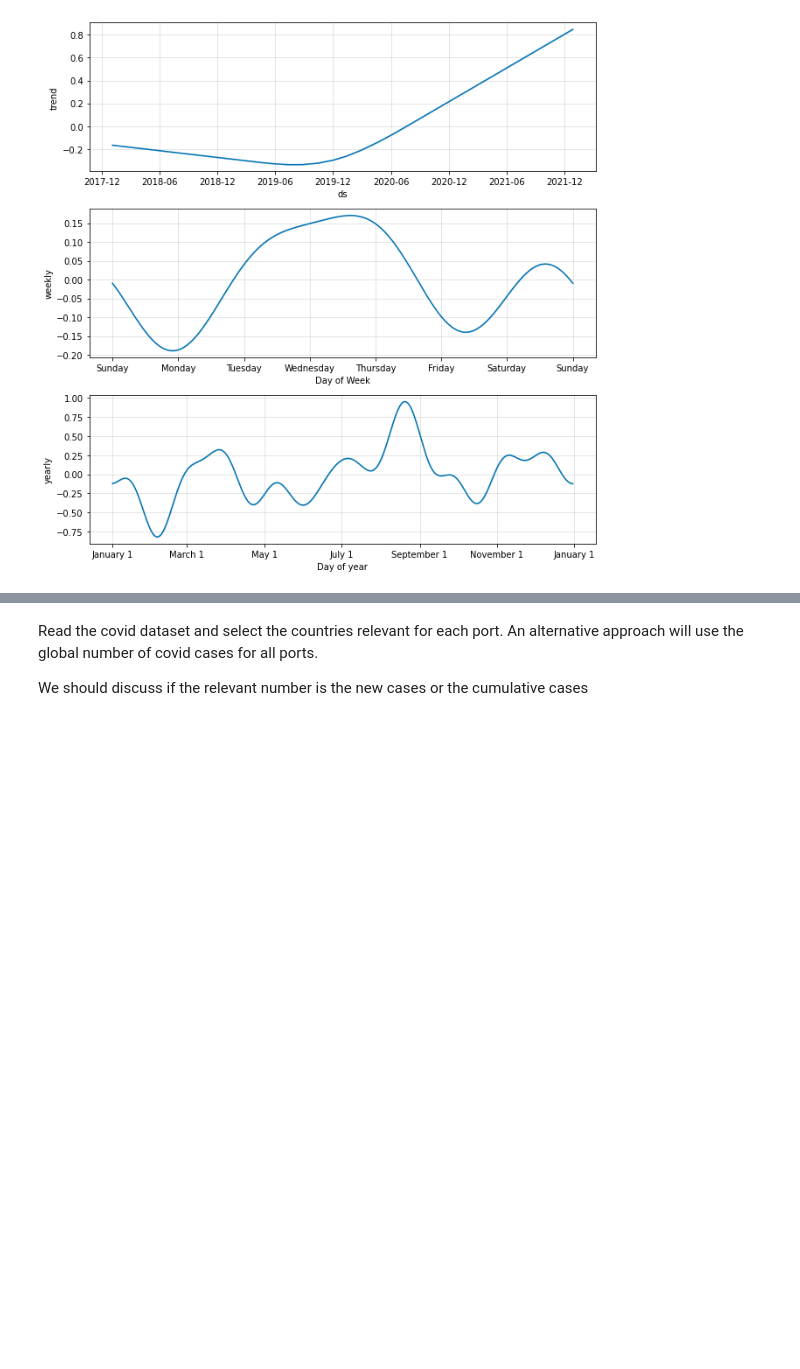
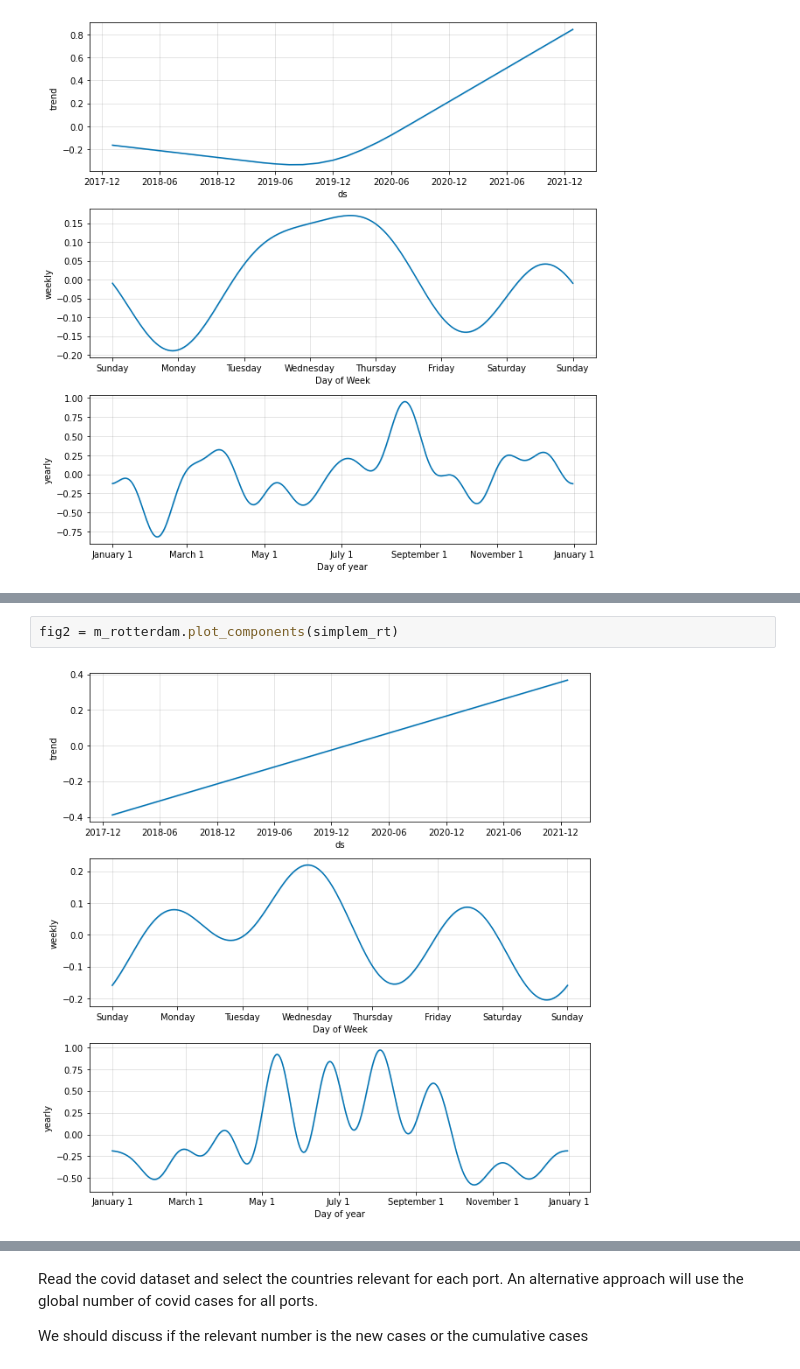
Before and after one commit to lifewinning/MLTSA22_final, a Jupyter notebook: TimeSeriesAnalysis.ipynb, the cells around one changed output, grey strips where cells are left out. Saved outputs shown, nothing was run; the diff lists cells and outputs as text; blank space fills up the shorter version.

```diff
--- a/TimeSeriesAnalysis.ipynb
+++ b/TimeSeriesAnalysis.ipynb
@@ -190,0 +182,4 @@ Seasonality components
+# %%
+fig2 = m_rotterdam.plot_components(simplem_rt)
+# %% [output]
+[figure, added]
```
Also changed, not shown: parts of 16 cells of this notebook.
